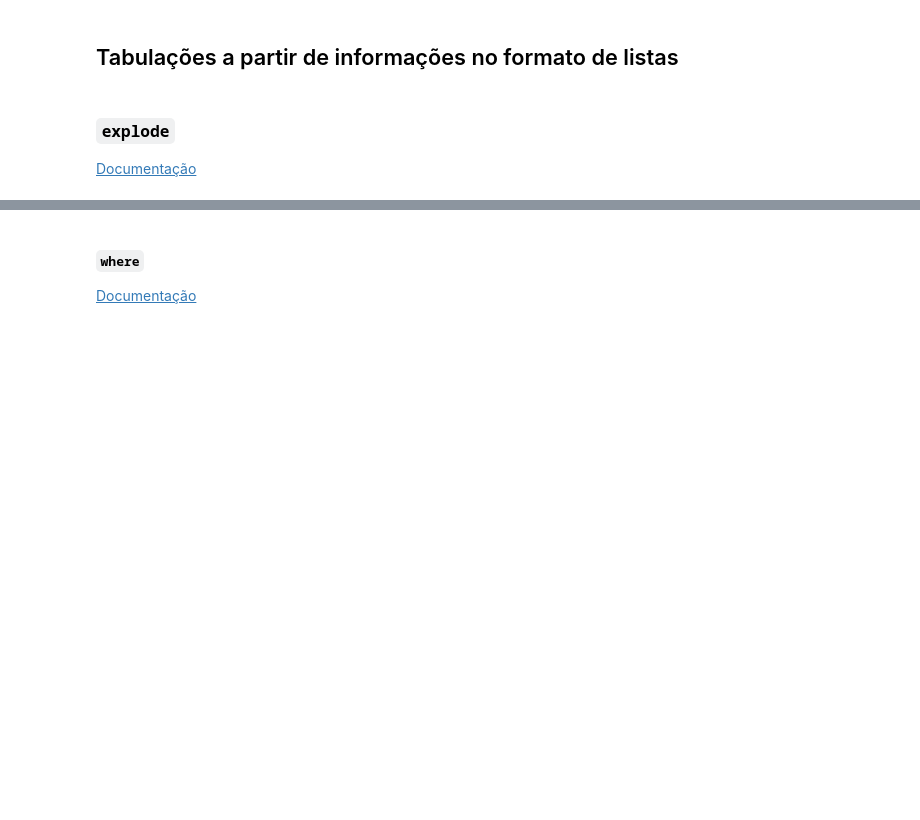
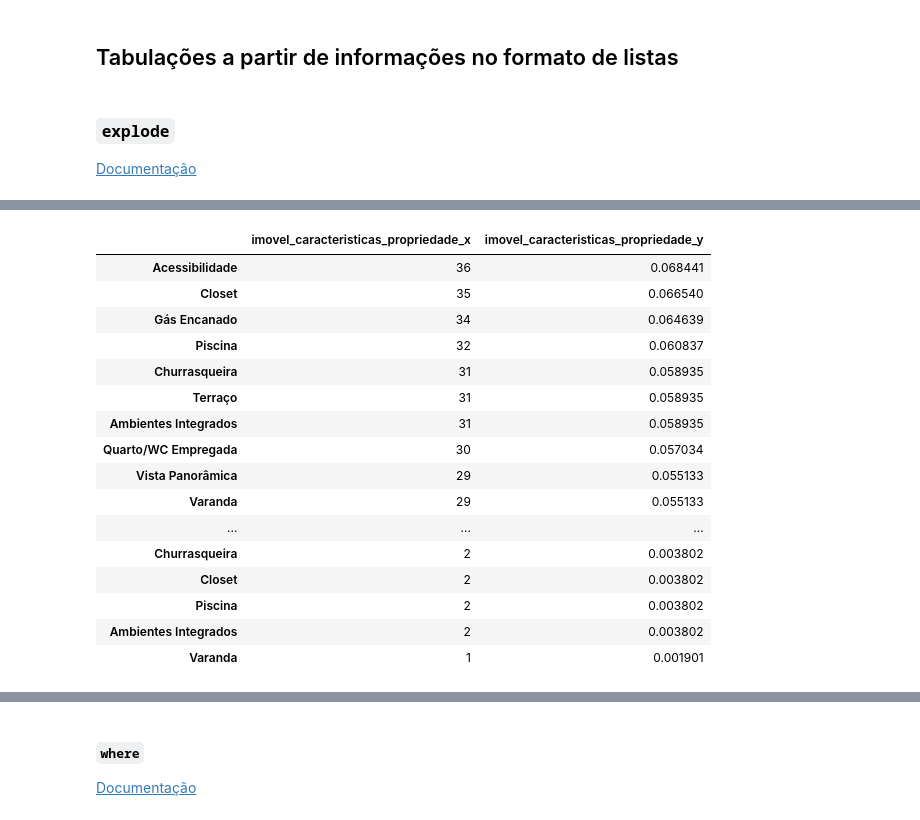
Before and after one commit to Marlon-Santiago/Pandas_TCA, a Jupyter notebook: Projeto.ipynb, the cells around one changed output, grey strips where cells are left out. Cells and saved outputs as stored; diff of their text form; code cells hidden in the pictures; blank space fills up the shorter version.

```diff
--- a/Projeto.ipynb
+++ b/Projeto.ipynb
@@ -1719,3 +1703,6 @@ dados_listings.pivot_table(
 ### `explode`
 
 [Documentação](https://pandas.pydata.org/pandas-docs/stable/reference/api/pandas.DataFrame.explode.html)
+# %%
+caracteristicas_propriedade = dados_listings['imovel_caracteristicas_propriedade']
+caracteristicas_propriedade
@@ -1721,0 +1754,3 @@ dados_listings.pivot_table(
+# %%
+caracteristicas_propriedade_itens = caracteristicas_propriedade.explode()
+caracteristicas_propriedade_itens
@@ -1721,0 +1802,25 @@ dados_listings.pivot_table(
+# %%
+pd.merge(
+    left = caracteristicas_propriedade_itens.value_counts(),
+    right = caracteristicas_propriedade_itens.value_counts(normalize = True),
+    left_index = True,
+    right_index = True
+)
+# %% [output]
+|  | imovel_caracteristicas_propriedade_x | imovel_caracteristicas_propriedade_y |
+| Acessibilidade | 36 | 0.068441 |
+| Closet | 35 | 0.066540 |
+| Gás Encanado | 34 | 0.064639 |
+| Piscina | 32 | 0.060837 |
+| Churrasqueira | 31 | 0.058935 |
+| Terraço | 31 | 0.058935 |
+| Ambientes Integrados | 31 | 0.058935 |
+| Quarto/WC Empregada | 30 | 0.057034 |
+| Vista Panorâmica | 29 | 0.055133 |
+| Varanda | 29 | 0.055133 |
+| ... | ... | ... |
+| Churrasqueira | 2 | 0.003802 |
+| Closet | 2 | 0.003802 |
+| Piscina | 2 | 0.003802 |
+| Ambientes Integrados | 2 | 0.003802 |
+| Varanda | 1 | 0.001901 |
```
Also changed, not shown: parts of 17 cells of this notebook.
